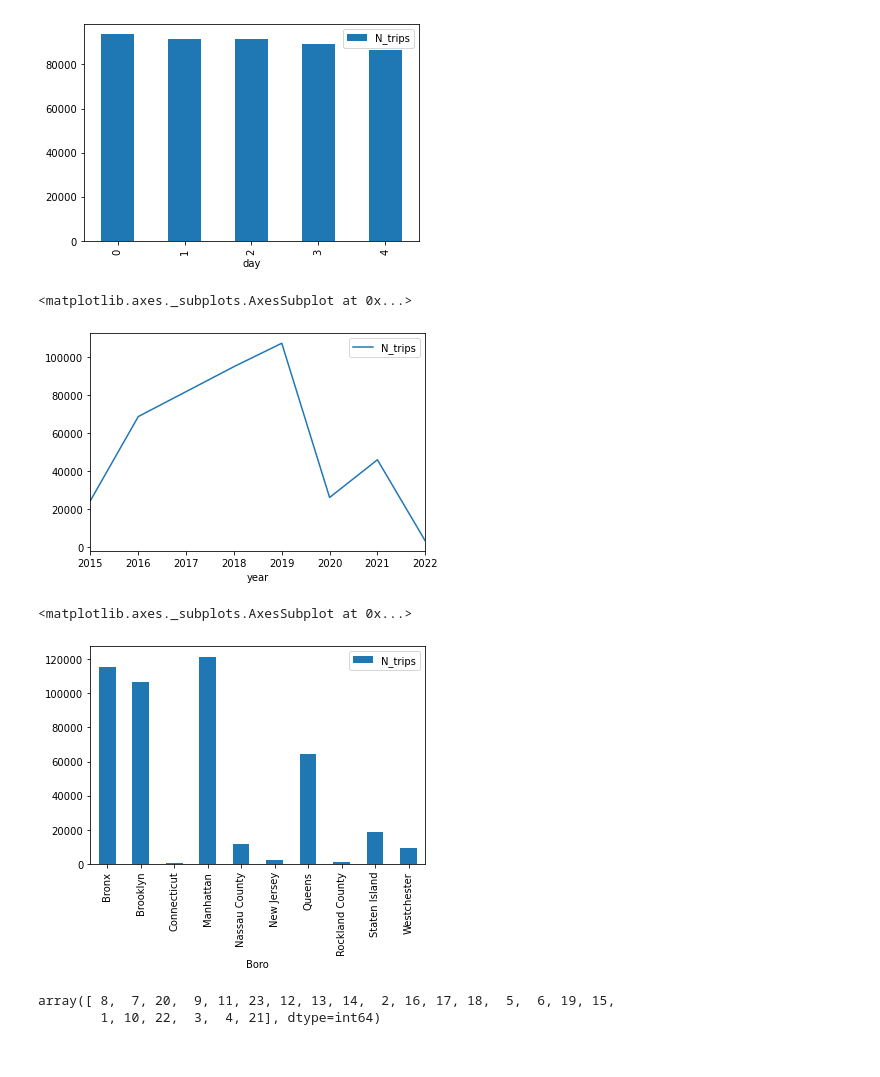
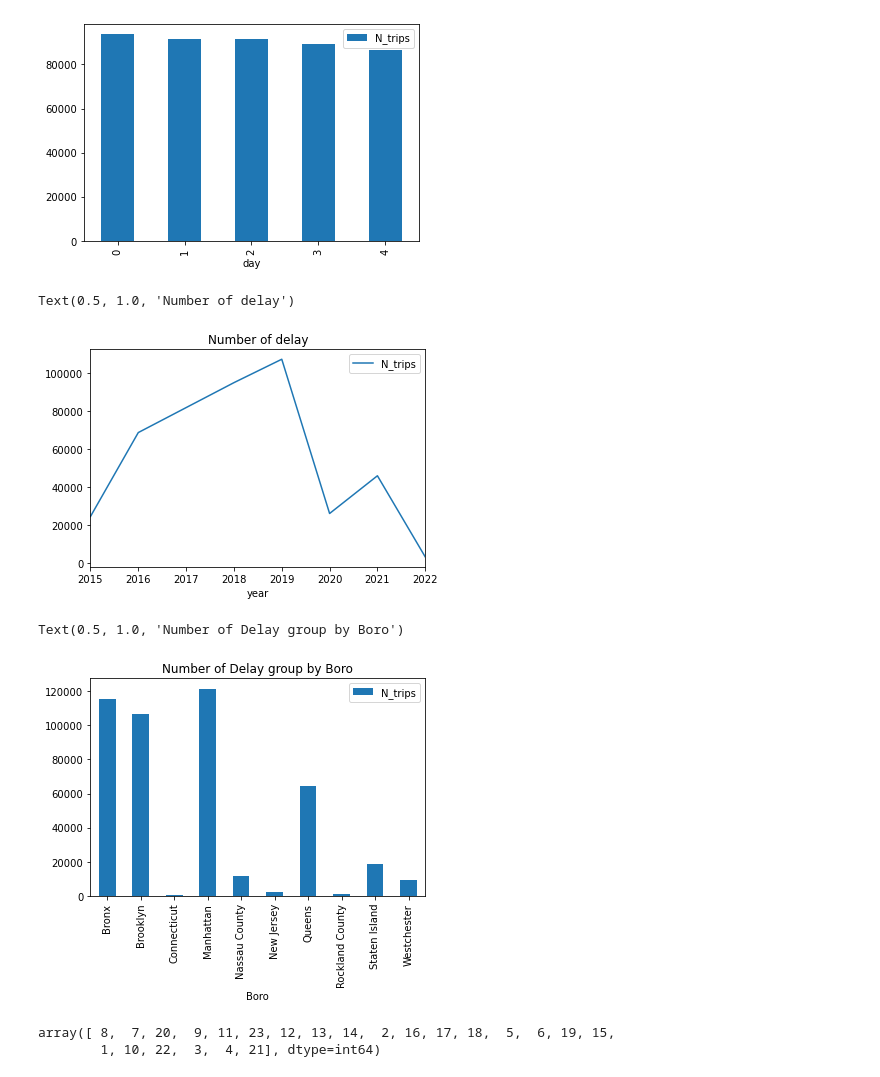
Before and after one commit to kylintq/Bus-breakdown, a Jupyter notebook: BUS data.ipynb, the cells around one changed output. Cells and saved outputs as stored; diff of their text form; code cells hidden in the pictures.

```diff
--- a/BUS data.ipynb
+++ b/BUS data.ipynb
@@ -91,16 +91,18 @@ count_day.plot.bar()
 # %%
 count_year.rename(columns={'Breakdown_or_Running_Late':'N_trips'}, inplace=True)
 count_year.plot()
+plt.title('Number of delay')
 # %% [output]
-<matplotlib.axes._subplots.AxesSubplot at 0x...>
+Text(0.5, 1.0, 'Number of delay')
-[figure, old version]
+[figure, new version]
 # %%
 count_boro=df[['Boro', 'Breakdown_or_Running_Late']].groupby(by='Boro', as_index=True).count()
 count_boro.rename(columns={'Breakdown_or_Running_Late':'N_trips'}, inplace=True)
 count_boro.plot.bar()
+plt.title('Number of Delay group by Boro')
 # %% [output]
-<matplotlib.axes._subplots.AxesSubplot at 0x...>
+Text(0.5, 1.0, 'Number of Delay group by Boro')
-[figure, old version]
+[figure, new version]
 # %%
 df['hour'].unique()
 # %% [output]
```
Also changed, not shown: parts of 20 cells of this notebook.
